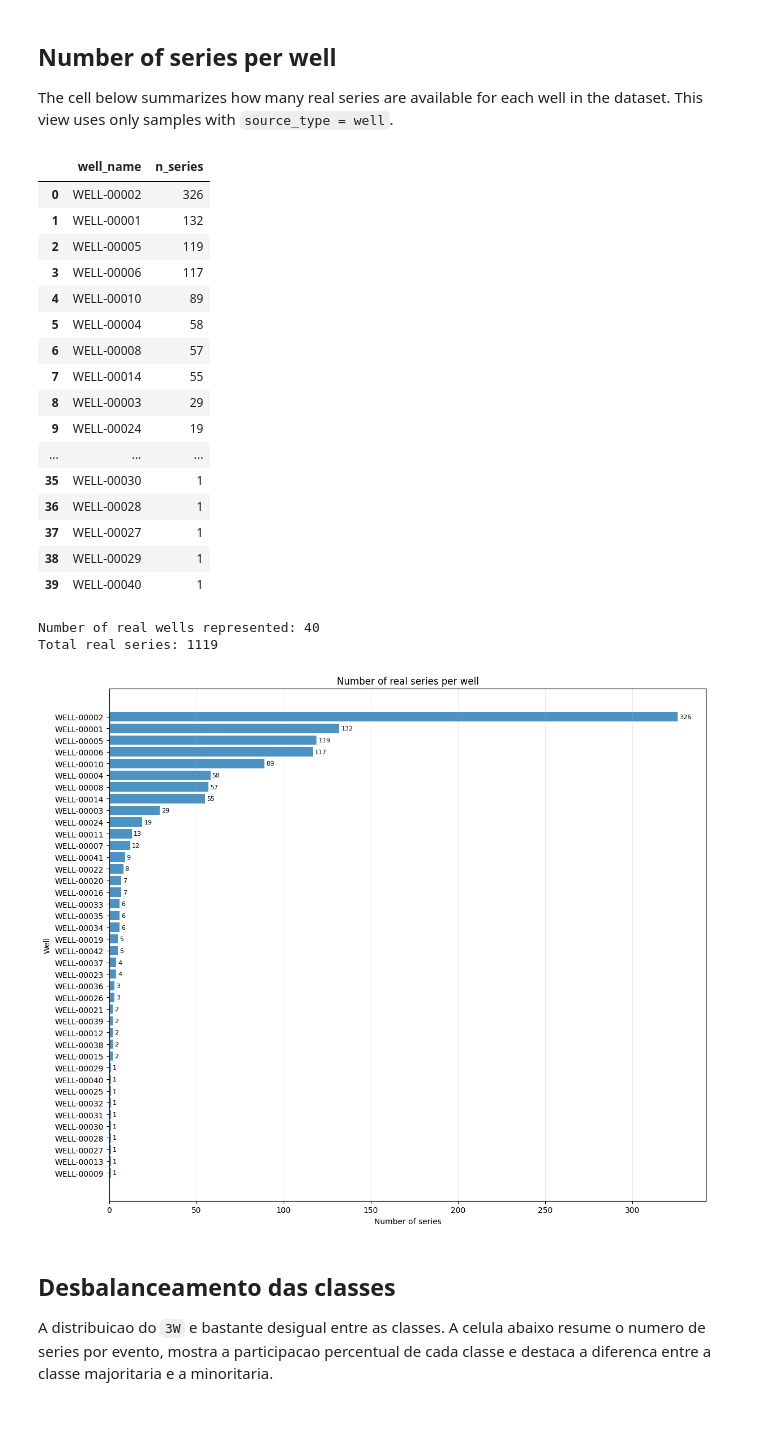
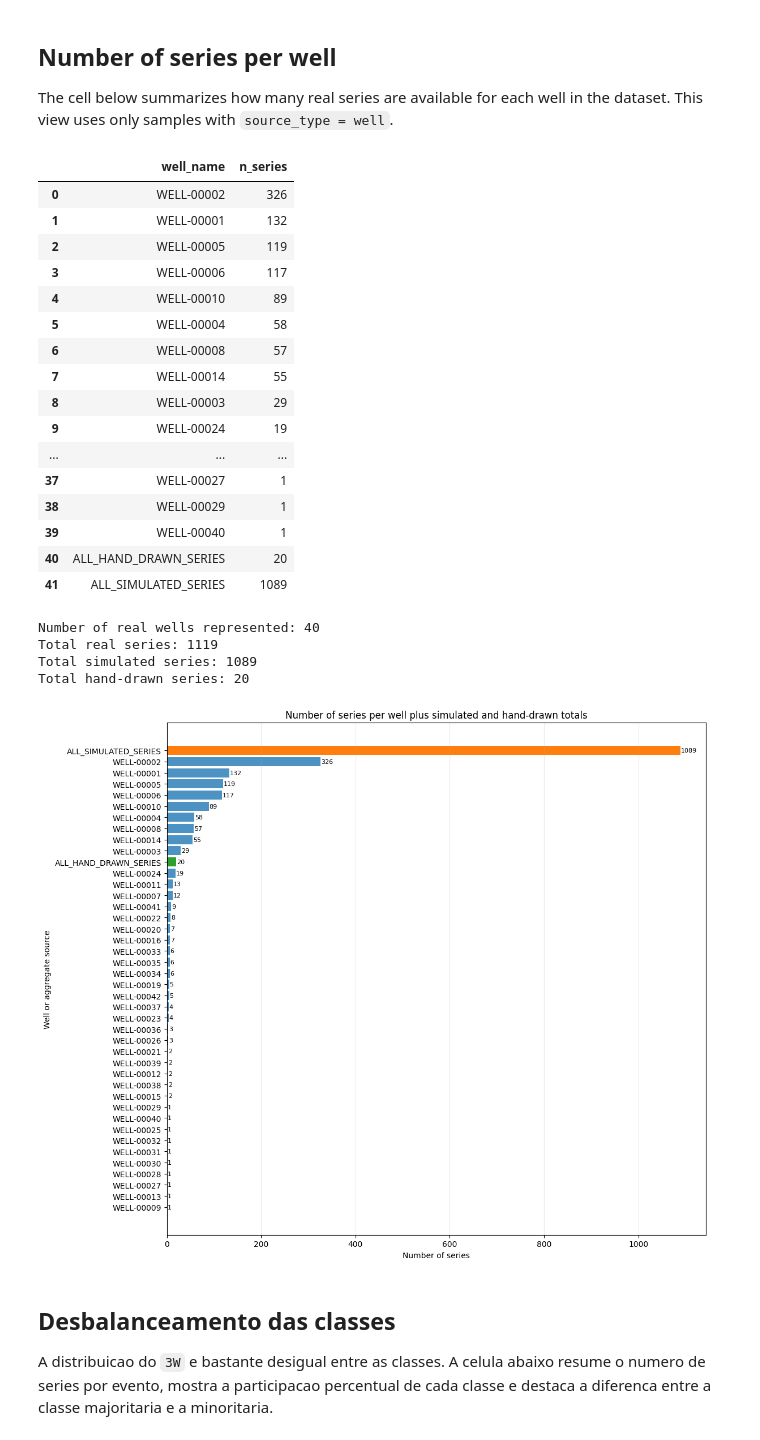
Before and after one commit to tiagoriosrocha/lstm-w3, a Jupyter notebook: versao13/1-visao-geral-dos-dados.ipynb, the cells around one changed output. Drawn from its saved outputs; the diff is of its cells as text; code cells hidden in the pictures.

```diff
--- a/versao13/1-visao-geral-dos-dados.ipynb
+++ b/versao13/1-visao-geral-dos-dados.ipynb
@@ -200,52 +200,71 @@ The cell below summarizes how many real series are available for each well in th
 import matplotlib.pyplot as plt
 
 well_manifest = manifest.loc[manifest['source_type'] == 'well'].copy()
+simulated_count = int((manifest['source_type'] == 'simulated').sum())
+drawn_count = int((manifest['source_type'] == 'drawn').sum())
 series_per_well = (
     well_manifest['well_name']
     .value_counts()
     .rename_axis('well_name')
     .reset_index(name='n_series')
 )
+extra_source_rows = pd.DataFrame(
+    [
+        {'well_name': 'ALL_HAND_DRAWN_SERIES', 'n_series': drawn_count},
+        {'well_name': 'ALL_SIMULATED_SERIES', 'n_series': simulated_count},
+    ]
+)
+series_overview = pd.concat([series_per_well, extra_source_rows], ignore_index=True)
 
-display(series_per_well)
+display(series_overview)
 print(f"Number of real wells represented: {series_per_well['well_name'].nunique()}")
 print(f"Total real series: {series_per_well['n_series'].sum()}")
+print(f'Total simulated series: {simulated_count}')
+print(f'Total hand-drawn series: {drawn_count}')
 
-plot_df = series_per_well.sort_values('n_series', ascending=True)
+plot_df = series_overview.sort_values('n_series', ascending=True).reset_index(drop=True)
+bar_colors = [
+    '#ff7f0e' if name == 'ALL_SIMULATED_SERIES'
+    else '#2ca02c' if name == 'ALL_HAND_DRAWN_SERIES'
+    else '#4c92c3'
+    for name in plot_df['well_name']
+]
 
 fig, ax = plt.subplots(figsize=(12, 10))
-ax.barh(plot_df['well_name'], plot_df['n_series'], color='#4c92c3')
-ax.set_title('Number of real series per well')
+ax.barh(plot_df['well_name'], plot_df['n_series'], color=bar_colors)
+ax.set_title('Number of series per well plus simulated and hand-drawn totals')
 ax.set_xlabel('Number of series')
-ax.set_ylabel('Well')
+ax.set_ylabel('Well or aggregate source')
 ax.grid(axis='x', alpha=0.25)
 
 for idx, row in enumerate(plot_df.itertuples(index=False)):
     ax.text(row.n_series + 1, idx, str(int(row.n_series)), va='center', fontsize=8)
 
 plt.tight_layout()
 plt.show()
 # %% [output]
 |  | well_name | n_series |
 | 0 | WELL-00002 | 326 |
 | 1 | WELL-00001 | 132 |
 | 2 | WELL-00005 | 119 |
 | 3 | WELL-00006 | 117 |
 | 4 | WELL-00010 | 89 |
 | 5 | WELL-00004 | 58 |
 | 6 | WELL-00008 | 57 |
 | 7 | WELL-00014 | 55 |
 | 8 | WELL-00003 | 29 |
 | 9 | WELL-00024 | 19 |
 | ... | ... | ... |
-| 35 | WELL-00030 | 1 |
-| 36 | WELL-00028 | 1 |
 | 37 | WELL-00027 | 1 |
 | 38 | WELL-00029 | 1 |
 | 39 | WELL-00040 | 1 |
+| 40 | ALL_HAND_DRAWN_SERIES | 20 |
+| 41 | ALL_SIMULATED_SERIES | 1089 |
 Number of real wells represented: 40
 Total real series: 1119
+Total simulated series: 1089
+Total hand-drawn series: 20
-[figure, old version]
+[figure, new version]
 # %% [markdown]
 ## Desbalanceamento das classes
 
```
